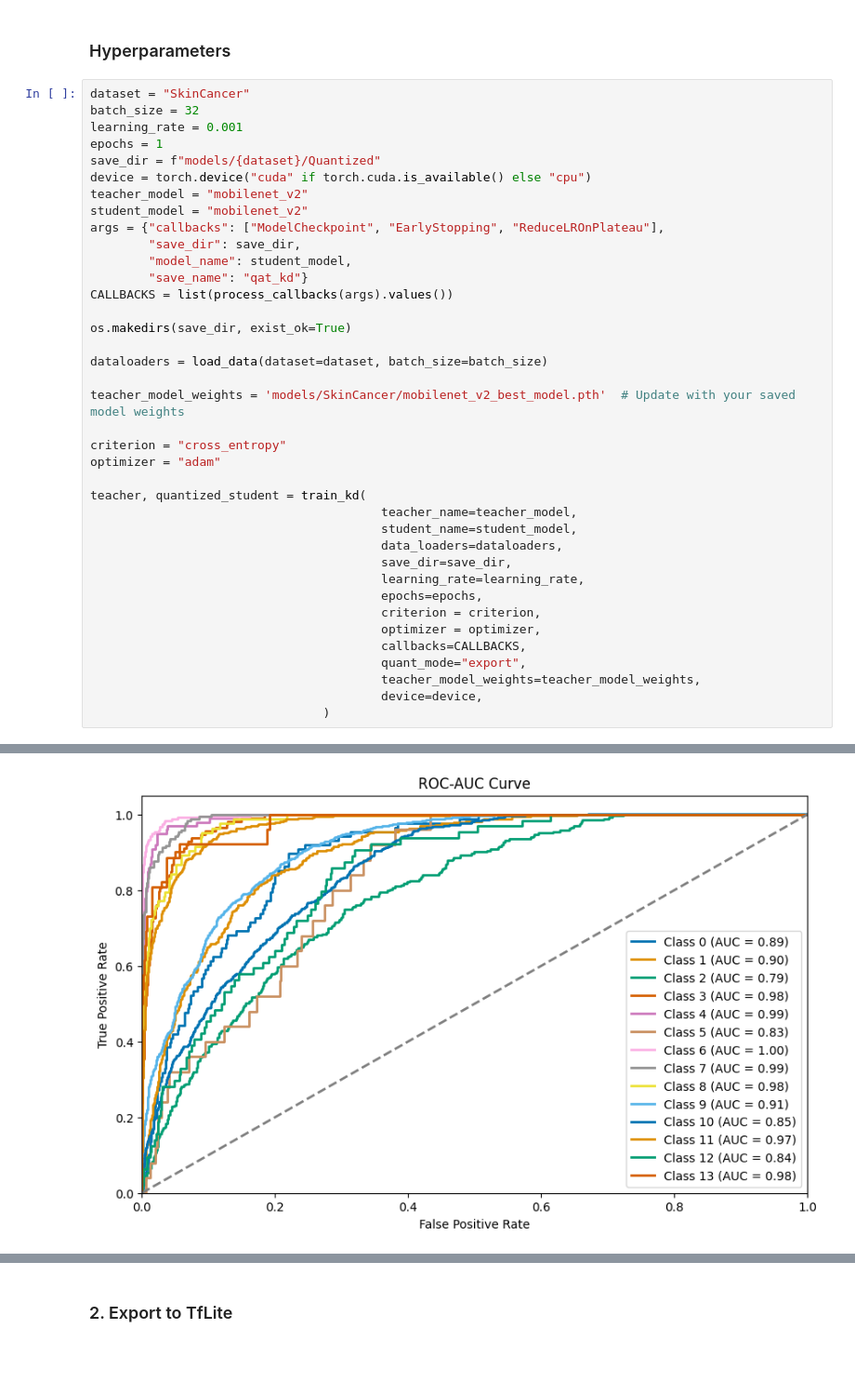
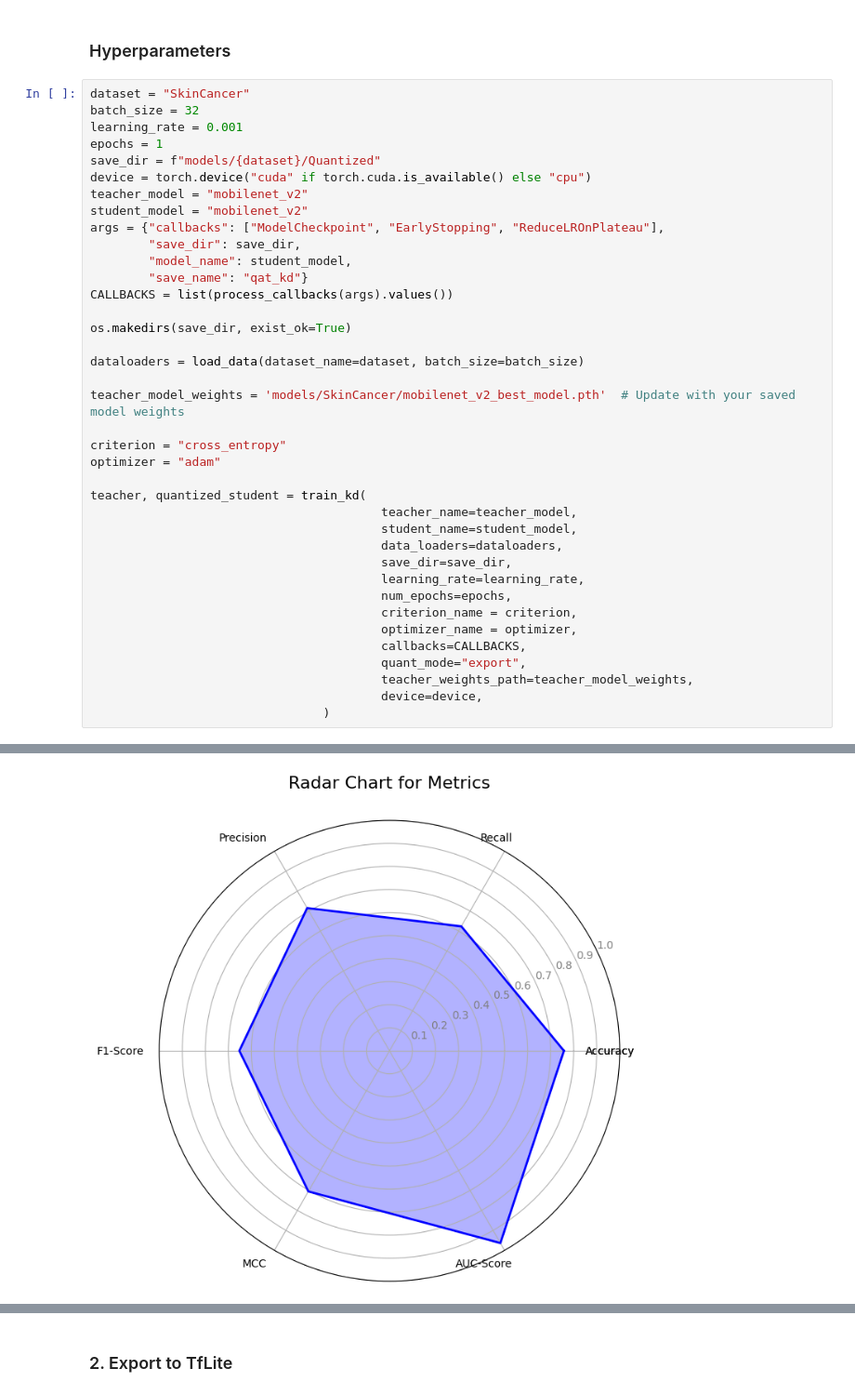
Before and after one commit to JeanSanchezFelix/Hierarchical-Selective-Orchid-Classification, a Jupyter notebook: QAT+KD_edge_torch.ipynb, the cells around one changed output, grey strips where cells are left out. Shown at 93% size. Cells and saved outputs as stored; diff of their text form; blank space fills up the shorter version.

```diff
--- a/QAT+KD_edge_torch.ipynb
+++ b/QAT+KD_edge_torch.ipynb
@@ -49,7 +49,7 @@ CALLBACKS = list(process_callbacks(args).values())
 
 os.makedirs(save_dir, exist_ok=True)
 
-dataloaders = load_data(dataset=dataset, batch_size=batch_size)
+dataloaders = load_data(dataset_name=dataset, batch_size=batch_size)
 
 teacher_model_weights = 'models/SkinCancer/mobilenet_v2_best_model.pth'  # Update with your saved model weights
 
@@ -62,12 +62,12 @@ teacher, quantized_student = train_kd(
                                         data_loaders=dataloaders,
                                         save_dir=save_dir,
                                         learning_rate=learning_rate,
-                                        epochs=epochs,
-                                        criterion = criterion,
-                                        optimizer = optimizer,
+                                        num_epochs=epochs,
+                                        criterion_name = criterion,
+                                        optimizer_name = optimizer,
                                         callbacks=CALLBACKS,
                                         quant_mode="export",
-                                        teacher_model_weights=teacher_model_weights,
+                                        teacher_weights_path=teacher_model_weights,
                                         device=device,
                                 )
 # %% [output]
@@ -107 +94 @@ Model prepared using Export Mode QAT.
-[figure, old version]
+[figure, new version]
```
Also changed, not shown: parts of 2 cells of this notebook, 9 other files.
